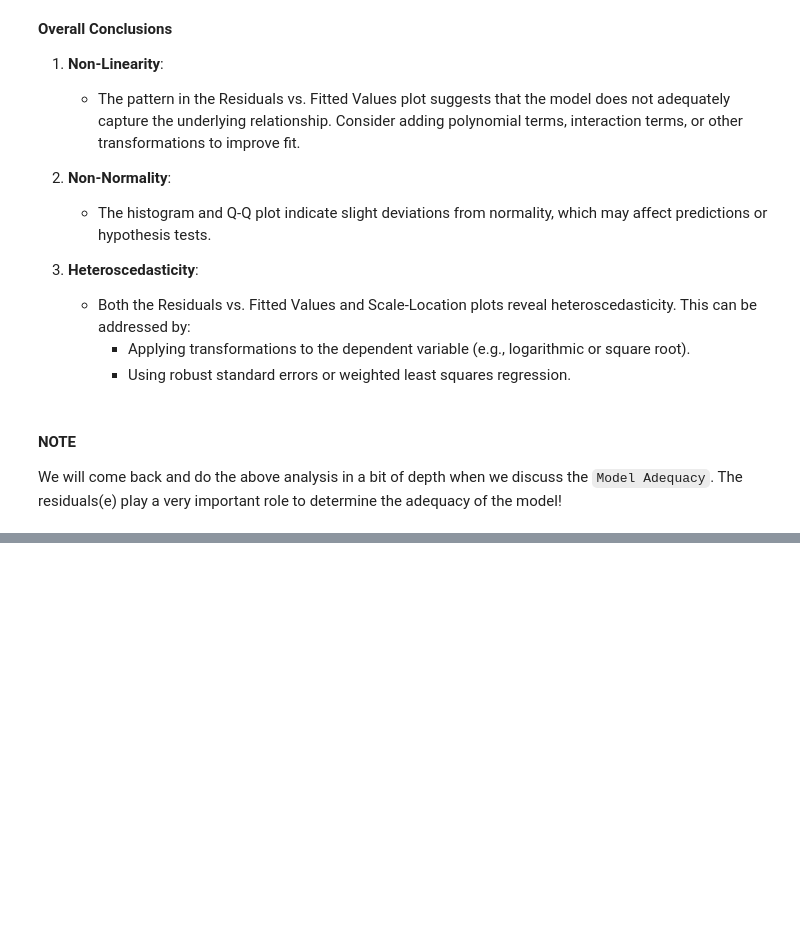
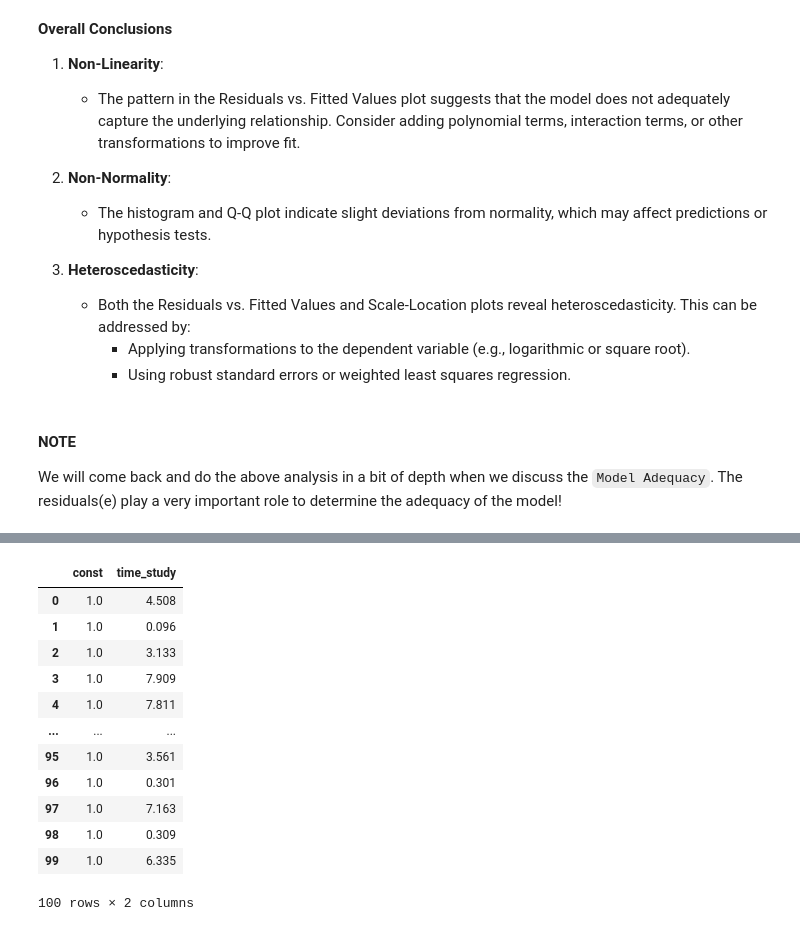
Before and after one commit to basu-binayak/GroundUpML, a Jupyter notebook: Linear Regression/Simple Linear Regression/simple_linear_regression_scratch.ipynb, the cells around one changed output, grey strips where cells are left out. Saved outputs shown, nothing was run; the diff lists cells and outputs as text; code cells hidden in the pictures; blank space fills up the shorter version.

```diff
--- a/Linear Regression/Simple Linear Regression/simple_linear_regression_scratch.ipynb
+++ b/Linear Regression/Simple Linear Regression/simple_linear_regression_scratch.ipynb
@@ -458,0 +531,16 @@ We will come back and do the above analysis in a bit of depth when we discuss th
+# %%
+X
+# %% [output]
+|  | const | time_study |
+| 0 | 1.0 | 4.508 |
+| 1 | 1.0 | 0.096 |
+| 2 | 1.0 | 3.133 |
+| 3 | 1.0 | 7.909 |
+| 4 | 1.0 | 7.811 |
+| ... | ... | ... |
+| 95 | 1.0 | 3.561 |
+| 96 | 1.0 | 0.301 |
+| 97 | 1.0 | 7.163 |
+| 98 | 1.0 | 0.309 |
+| 99 | 1.0 | 6.335 |
+100 rows × 2 columns
```
Also changed, not shown: parts of 4 cells of this notebook.
